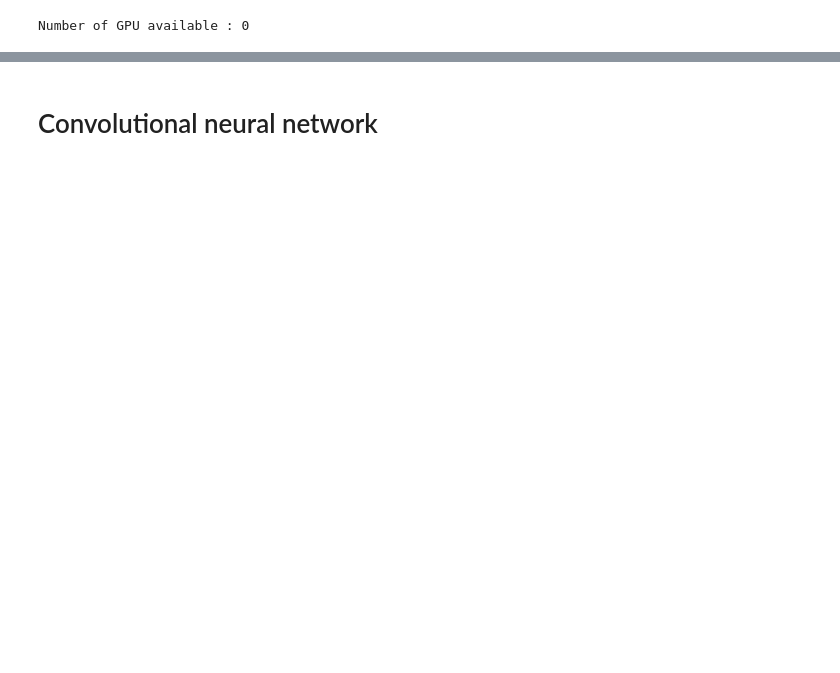
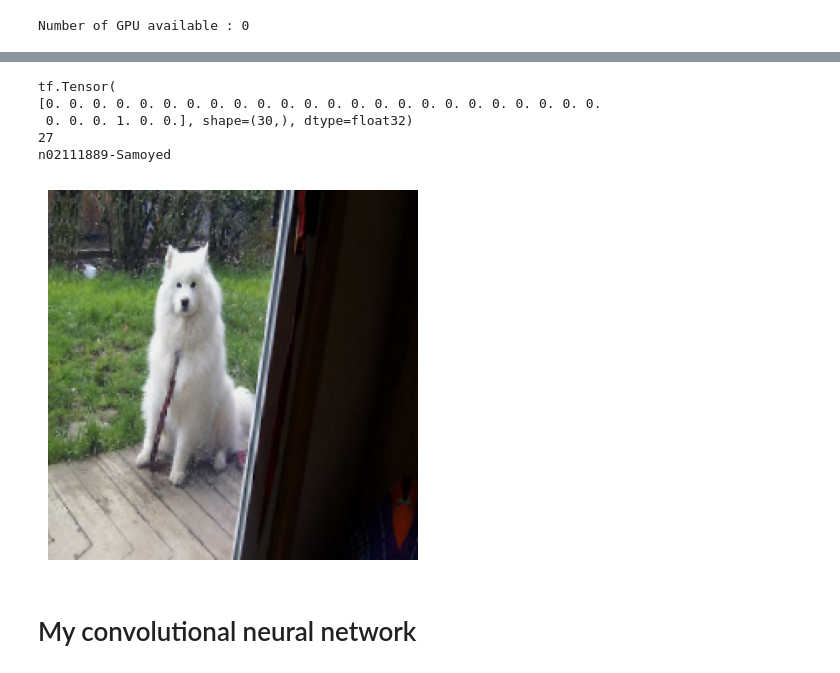
Before and after one commit to CYaiche/dog_breed_classification, a Jupyter notebook: model.ipynb, the cells around one changed output, grey strips where cells are left out. Drawn from its saved outputs; the diff is of its cells as text; code cells hidden in the pictures; blank space fills up the shorter version.

```diff
--- a/model.ipynb
+++ b/model.ipynb
@@ -235,17 +200,0 @@ resnet152_model.trainable = False
-# %%
-
-# Set the pooling layer
-x = Flatten()(resnet152_model.output)
-x = Dense(512, activation='relu')(x)
-# Set the final layer with sigmoid activation function
-output = tf.keras.layers.Dense(num_classes, activation='softmax')(x)
-
-# Create the new model object
-model = tf.keras.Model(inputs=resnet152_model.input , outputs=output)
-# Compile it
-model.compile(optimizer='adam',
-            loss='binary_crossentropy',
-            metrics=['accuracy'])
-
-# Print The Summary of The Model
-model.summary()
@@ -322,0 +203,17 @@ Error:
+# %%
+if len(physical_devices) == 0 :
+    augmented_train_ds = train_ds.map(
+        lambda x, y: (data_augmentation(x, training=True), y))
+else :
+    # Apply `data_augmentation` to the training images.
+    train_ds = train_ds.map(
+        lambda img, label: (data_augmentation(img), label),
+        num_parallel_calls=tf.data.AUTOTUNE,
+    )
+    # Prefetching samples in GPU memory helps maximize GPU utilization.
+    train_ds = train_ds.prefetch(tf.data.AUTOTUNE)
+    validation_ds = validation_ds.prefetch(tf.data.AUTOTUNE)
+
+# One -Hot on labels
+train_ds = train_ds.map(lambda x, y: (x, tf.one_hot(y, depth=num_classes)))
+validation_ds = validation_ds.map(lambda x, y: (x, tf.one_hot(y, depth=num_classes)))
@@ -323,5 +226,22 @@ Error:
+# %%
+for img, labels in train_ds.take(1) :
+    img_array = keras.utils.img_to_array(img[0])
+    plt.imshow(img_array.astype("uint8"))
+    plt.axis("off")
+
+    print(labels[0])
+    label_arg = np.argmax(labels[0])
+    print(label_arg)
+    print(class_names[label_arg])
+# %% [output]
+tf.Tensor(
+[0. 0. 0. 0. 0. 0. 0. 0. 0. 0. 0. 0. 0. 0. 0. 0. 0. 0. 0. 0. 0. 0. 0. 0.
+ 0. 0. 0. 1. 0. 0.], shape=(30,), dtype=float32)
+27
+n02111889-Samoyed
+[figure, added]
 # %% [markdown]
-# Convolutional neural network
+# My convolutional neural network
 # %%
 from keras.models import Sequential
 from keras.layers import Conv2D, MaxPooling2D
```
Also changed, not shown: parts of 37 cells of this notebook, 3 other files.
